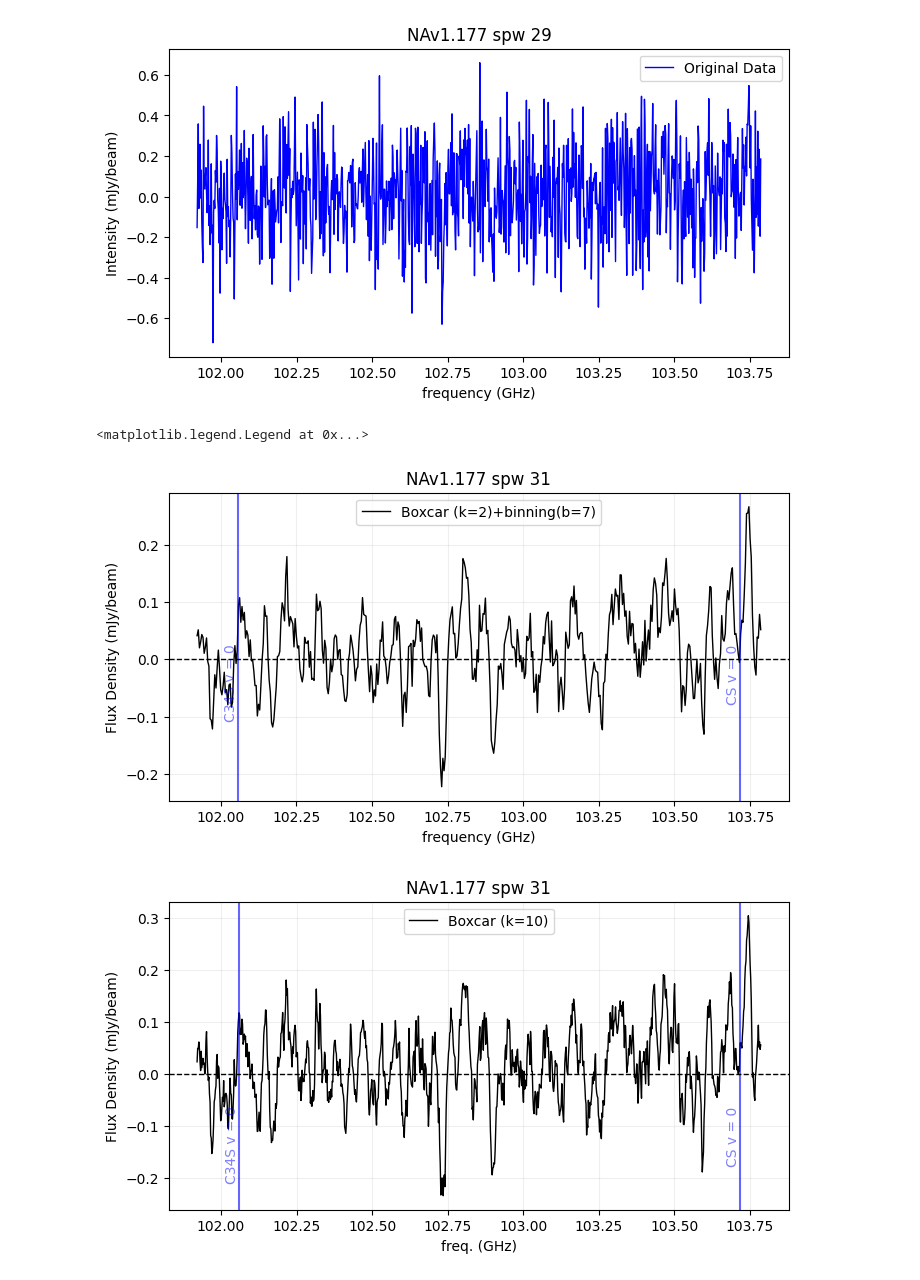
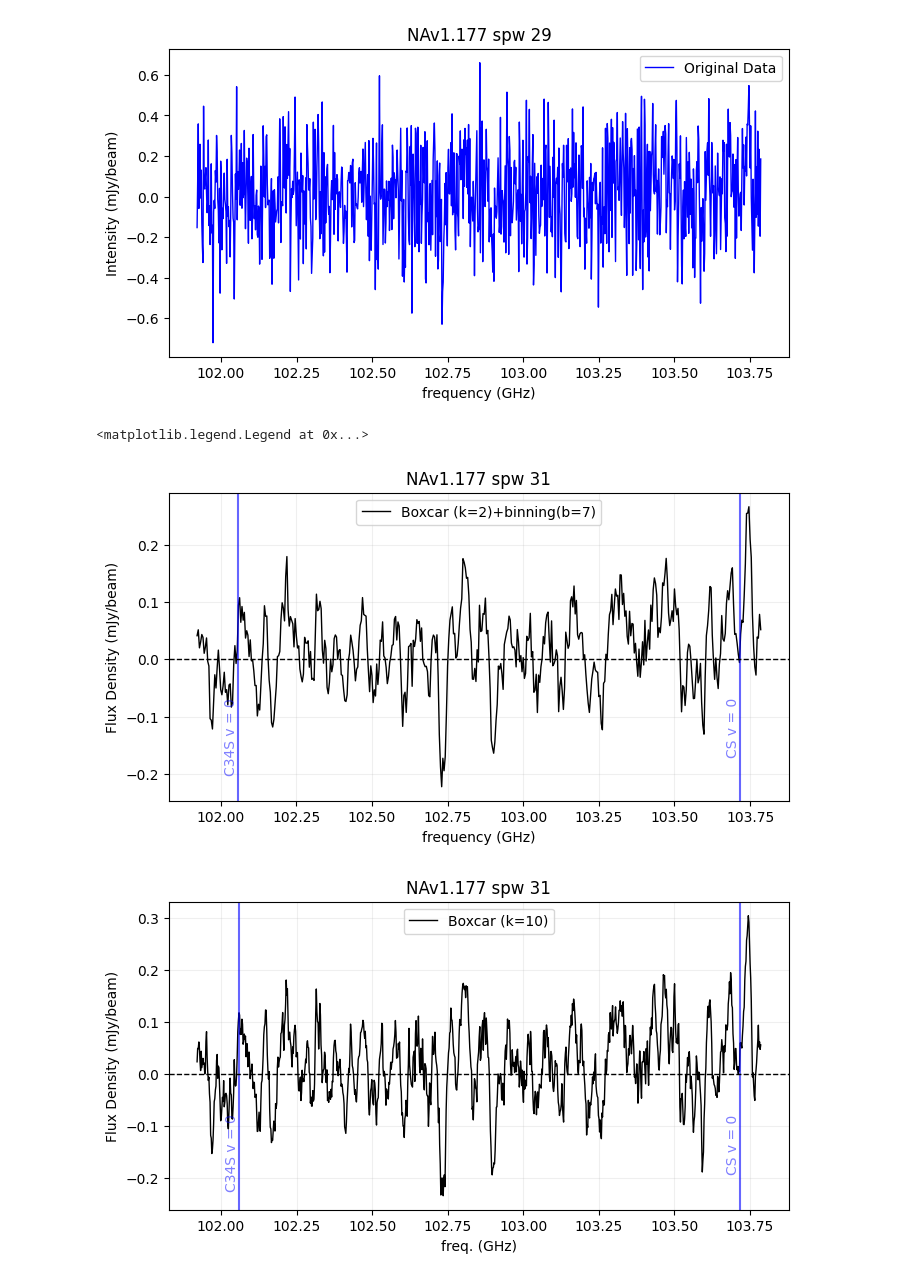
Before and after one commit to 000RF/spectral-line, a Jupyter notebook: NAv1.177/spw 31/spw31.ipynb, the cells around one changed output. Cells and saved outputs as stored; diff of their text form; code cells hidden in the pictures.

```diff
--- a/NAv1.177/spw 31/spw31.ipynb
+++ b/NAv1.177/spw 31/spw31.ipynb
@@ -59,37 +59,37 @@ plt.figure(figsize=(8, 4))
 plt.plot(x_binned, y_binned_boxcar, color="black", linewidth=1, label="Boxcar (k=2)+binning(b=7)")
 for freq, label in template_lines:
     plt.axvline(freq, color="blue", linestyle="-", alpha=0.6)
-    plt.text(freq, max(y_binned_boxcar)*0.1, label, rotation=90, color="blue", fontsize=10, ha='right', va='top', alpha = 0.5)
+    plt.text(freq, max(y_binned_boxcar)*-0.25, label, rotation=90, color="blue", fontsize=10, ha='right', va='top', alpha = 0.5)
 plt.xlabel("frequency (GHz)")
 plt.ylabel("Flux Density (mJy/beam)")
 plt.title("NAv1.177 spw 31")
 #plt.xlim(    ,     )
 #plt.ylim(    ,     )
 plt.axhline(0, color="black", linewidth=1, linestyle="--")
 plt.grid(True, alpha=0.2)
 plt.legend()
 
 
 
 
 #if you just need boxcar smoothing
 
 y_boxcar = boxcar_smooth(y, kernel_size=10)
 
 plt.figure(figsize=(8, 4))
 plt.plot(x, y_boxcar, color="black", linewidth=1, label="Boxcar (k=10)")
 for freq, label in template_lines:
     plt.axvline(freq, color="blue", linestyle="-", alpha=0.6)
-    plt.text(freq, max(y_boxcar)*-0.2, label, rotation=90, color="blue", fontsize=10, ha='right', va='top', alpha = 0.5)
+    plt.text(freq, max(y_boxcar)*-0.25, label, rotation=90, color="blue", fontsize=10, ha='right', va='top', alpha = 0.5)
 plt.xlabel("freq. (GHz)")
 plt.ylabel("Flux Density (mJy/beam)")
 plt.title("NAv1.177 spw 31")
 #plt.xlim(    ,     )
 #plt.ylim(    ,     )
 plt.axhline(0, color="black", linewidth=1, linestyle="--")
 plt.grid(True, alpha=0.2)
 plt.legend()
 # %% [output]
 <matplotlib.legend.Legend at 0x...>
-[figure, old version]
+[figure, new version]
-[figure, old version]
+[figure, new version]
```
Also changed, not shown: 7 other files.
